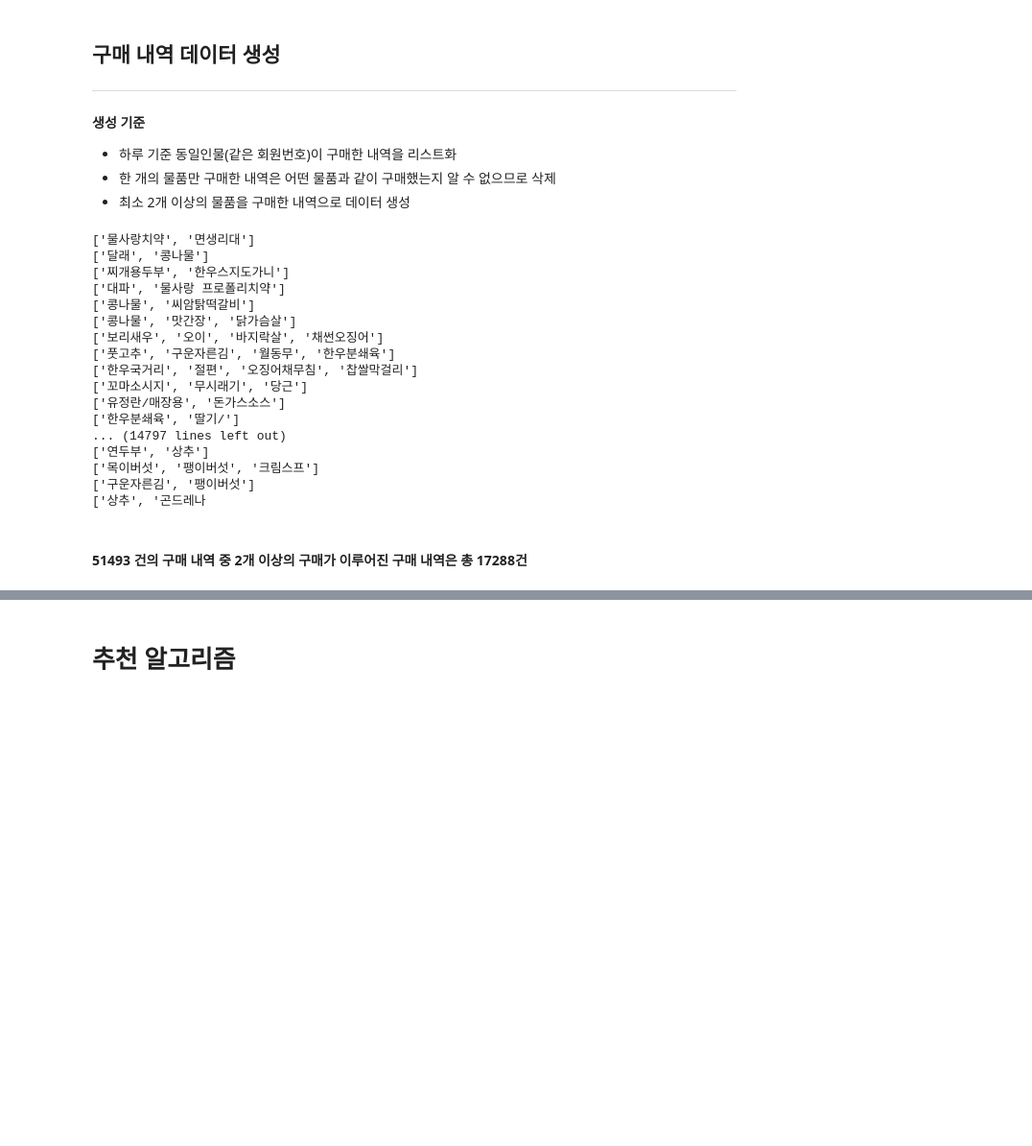
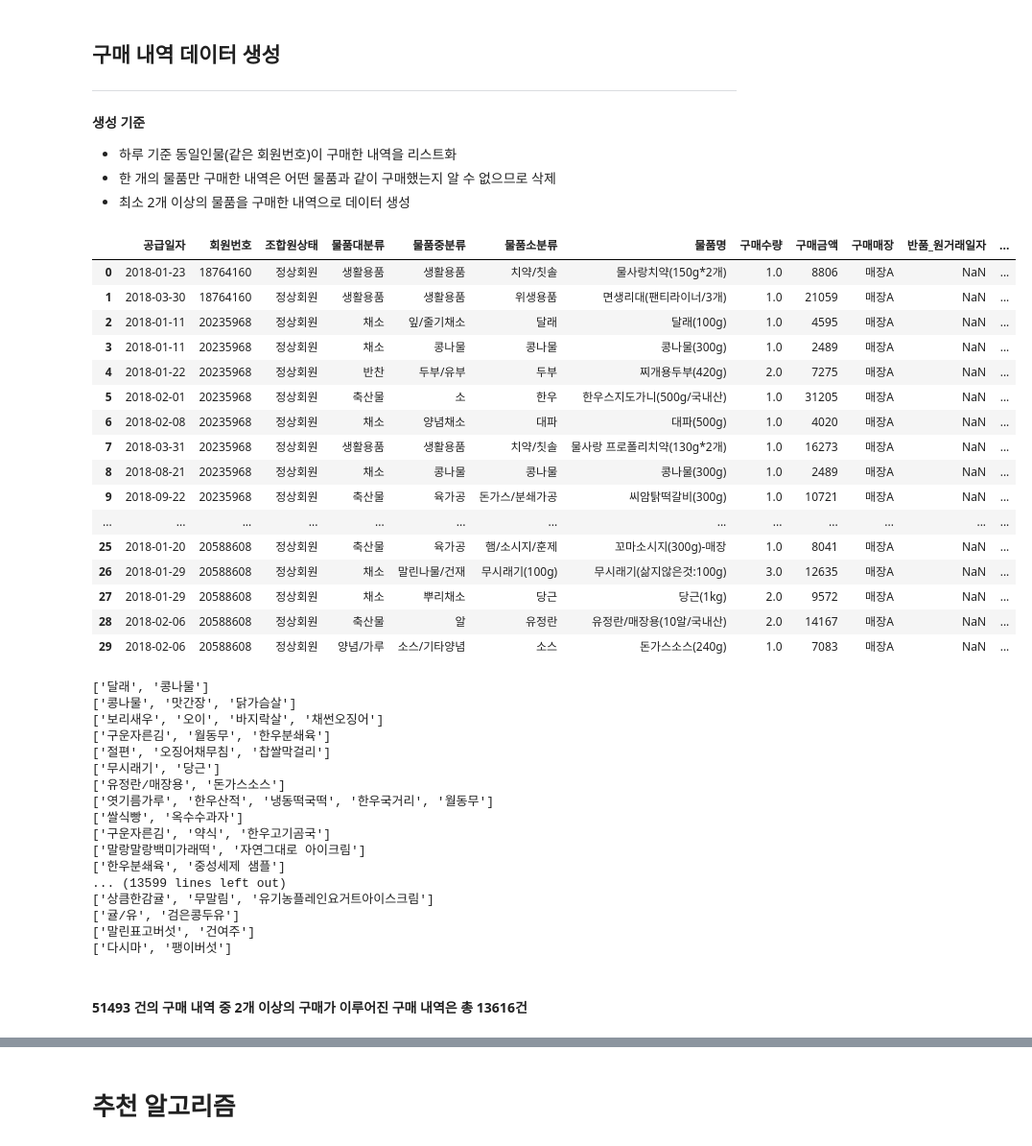
Before and after one commit to jongs3030-datascience/Recommandation-system, a Jupyter notebook: item_based_collaborative_filtering_market.ipynb, the cells around one changed output, grey strips where cells are left out. Shown at 96% size. Drawn from its saved outputs; the diff is of its cells as text; code cells hidden in the pictures; blank space fills up the shorter version.

```diff
--- a/item_based_collaborative_filtering_market.ipynb
+++ b/item_based_collaborative_filtering_market.ipynb
@@ -82,6 +82,26 @@ print("중량 제거 후 : %d" %len(sort_data['물품명_중량제거'].unique()
 - 하루 기준 동일인물(같은 회원번호)이 구매한 내역을 리스트화
 - 한 개의 물품만 구매한 내역은 어떤 물품과 같이 구매했는지 알 수 없으므로 삭제
 - 최소 2개 이상의 물품을 구매한 내역으로 데이터 생성
+# %%
+sort_data.head(30)
+# %% [output]
+|  | 공급일자 | 회원번호 | 조합원상태 | 물품대분류 | 물품중분류 | 물품소분류 | 물품명 | 구매수량 | 구매금액 | 구매매장 | 반품_원거래일자 | ... |
+| 0 | 2018-01-23 | 18764160 | 정상회원 | 생활용품 | 생활용품 | 치약/칫솔 | 물사랑치약(150g*2개) | 1.0 | 8806 | 매장A | NaN | ... |
+| 1 | 2018-03-30 | 18764160 | 정상회원 | 생활용품 | 생활용품 | 위생용품 | 면생리대(팬티라이너/3개) | 1.0 | 21059 | 매장A | NaN | ... |
+| 2 | 2018-01-11 | 20235968 | 정상회원 | 채소 | 잎/줄기채소 | 달래 | 달래(100g) | 1.0 | 4595 | 매장A | NaN | ... |
+| 3 | 2018-01-11 | 20235968 | 정상회원 | 채소 | 콩나물 | 콩나물 | 콩나물(300g) | 1.0 | 2489 | 매장A | NaN | ... |
+| 4 | 2018-01-22 | 20235968 | 정상회원 | 반찬 | 두부/유부 | 두부 | 찌개용두부(420g) | 2.0 | 7275 | 매장A | NaN | ... |
+| 5 | 2018-02-01 | 20235968 | 정상회원 | 축산물 | 소 | 한우 | 한우스지도가니(500g/국내산) | 1.0 | 31205 | 매장A | NaN | ... |
+| 6 | 2018-02-08 | 20235968 | 정상회원 | 채소 | 양념채소 | 대파 | 대파(500g) | 1.0 | 4020 | 매장A | NaN | ... |
+| 7 | 2018-03-31 | 20235968 | 정상회원 | 생활용품 | 생활용품 | 치약/칫솔 | 물사랑 프로폴리치약(130g*2개) | 1.0 | 16273 | 매장A | NaN | ... |
+| 8 | 2018-08-21 | 20235968 | 정상회원 | 채소 | 콩나물 | 콩나물 | 콩나물(300g) | 1.0 | 2489 | 매장A | NaN | ... |
+| 9 | 2018-09-22 | 20235968 | 정상회원 | 축산물 | 육가공 | 돈가스/분쇄가공 | 씨암탉떡갈비(300g) | 1.0 | 10721 | 매장A | NaN | ... |
+| ... | ... | ... | ... | ... | ... | ... | ... | ... | ... | ... | ... | ... |
+| 25 | 2018-01-20 | 20588608 | 정상회원 | 축산물 | 육가공 | 햄/소시지/훈제 | 꼬마소시지(300g)-매장 | 1.0 | 8041 | 매장A | NaN | ... |
+| 26 | 2018-01-29 | 20588608 | 정상회원 | 채소 | 말린나물/건재 | 무시래기(100g) | 무시래기(삶지않은것:100g) | 3.0 | 12635 | 매장A | NaN | ... |
+| 27 | 2018-01-29 | 20588608 | 정상회원 | 채소 | 뿌리채소 | 당근 | 당근(1kg) | 2.0 | 9572 | 매장A | NaN | ... |
+| 28 | 2018-02-06 | 20588608 | 정상회원 | 축산물 | 알 | 유정란 | 유정란/매장용(10알/국내산) | 2.0 | 14167 | 매장A | NaN | ... |
+| 29 | 2018-02-06 | 20588608 | 정상회원 | 양념/가루 | 소스/기타양념 | 소스 | 돈가스소스(240g) | 1.0 | 7083 | 매장A | NaN | ... |
 # %%
 total = [] # 모든 구매 내역 저장 리스트
 tmp = []   # 단일 구매 내역 저장 리스트
@@ -98,26 +118,28 @@ for i in sort_data.index:
             total.append(tmp)
             print(tmp)
             tmp = []
+        else:
+            tmp = []
 # %% [output]
-['물사랑치약', '면생리대']
 ['달래', '콩나물']
-['찌개용두부', '한우스지도가니']
-['대파', '물사랑 프로폴리치약']
-['콩나물', '씨암탉떡갈비']
 ['콩나물', '맛간장', '닭가슴살']
 ['보리새우', '오이', '바지락살', '채썬오징어']
-['풋고추', '구운자른김', '월동무', '한우분쇄육']
-['한우국거리', '절편', '오징어채무침', '찹쌀막걸리']
-['꼬마소시지', '무시래기', '당근']
+['구운자른김', '월동무', '한우분쇄육']
+['절편', '오징어채무침', '찹쌀막걸리']
+['무시래기', '당근']
 ['유정란/매장용', '돈가스소스']
-['한우분쇄육', '딸기/']
-... (14797 lines left out)
-['연두부', '상추']
-['목이버섯', '팽이버섯', '크림스프']
-['구운자른김', '팽이버섯']
-['상추', '곤드레나
+['엿기름가루', '한우산적', '냉동떡국떡', '한우국거리', '월동무']
+['쌀식빵', '옥수수과자']
+['구운자른김', '약식', '한우고기곰국']
+['말랑말랑백미가래떡', '자연그대로 아이크림']
+['한우분쇄육', '중성세제 샘플']
+... (13599 lines left out)
+['상큼한감귤', '무말림', '유기농플레인요거트아이스크림']
+['귤/유', '검은콩두유']
+['말린표고버섯', '건여주']
+['다시마', '팽이버섯']
 # %% [markdown]
-#### 51493 건의 구매 내역 중 2개 이상의 구매가 이루어진 구매 내역은 총 17288건
+#### 51493 건의 구매 내역 중 2개 이상의 구매가 이루어진 구매 내역은 총 13616건
 # %%
 len(total)
 # %% [output]
```
Also changed, not shown: parts of 3 cells of this notebook, 2 other files.
